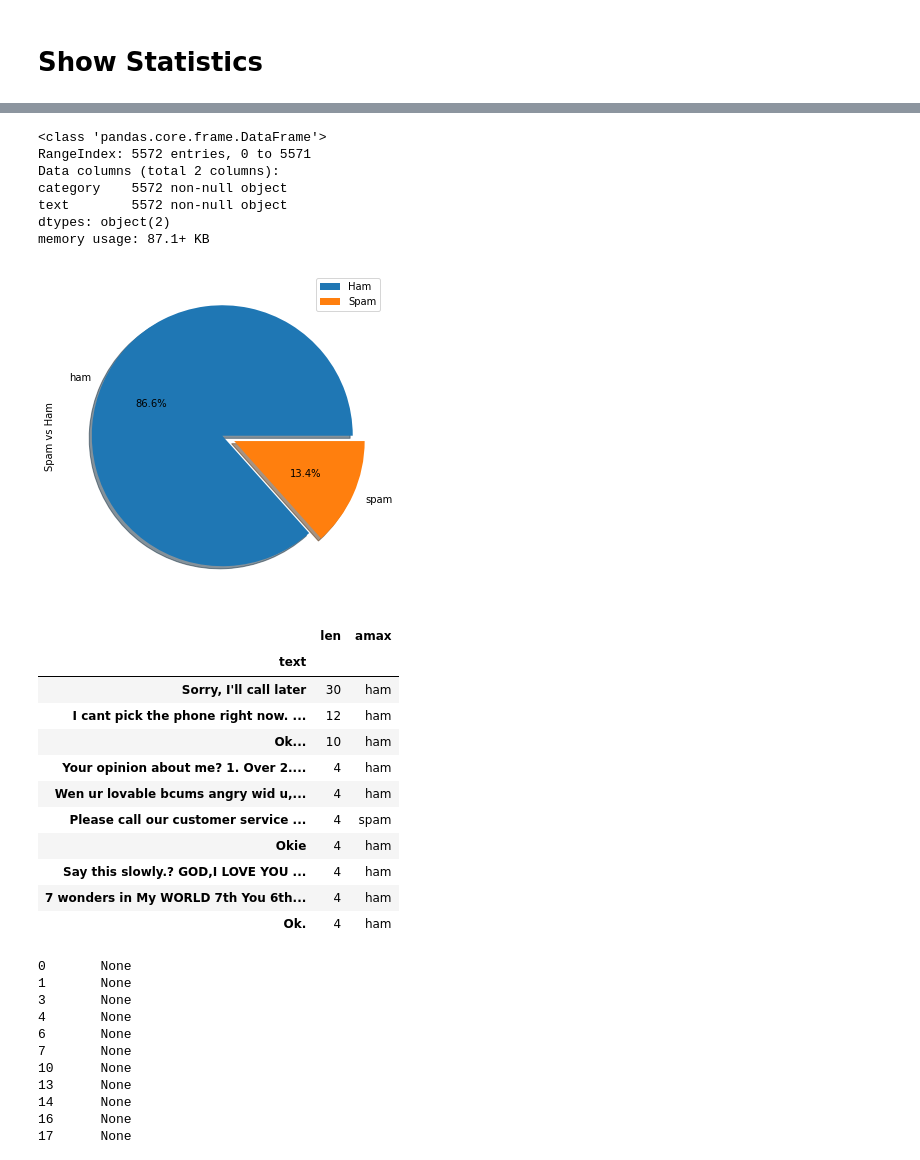
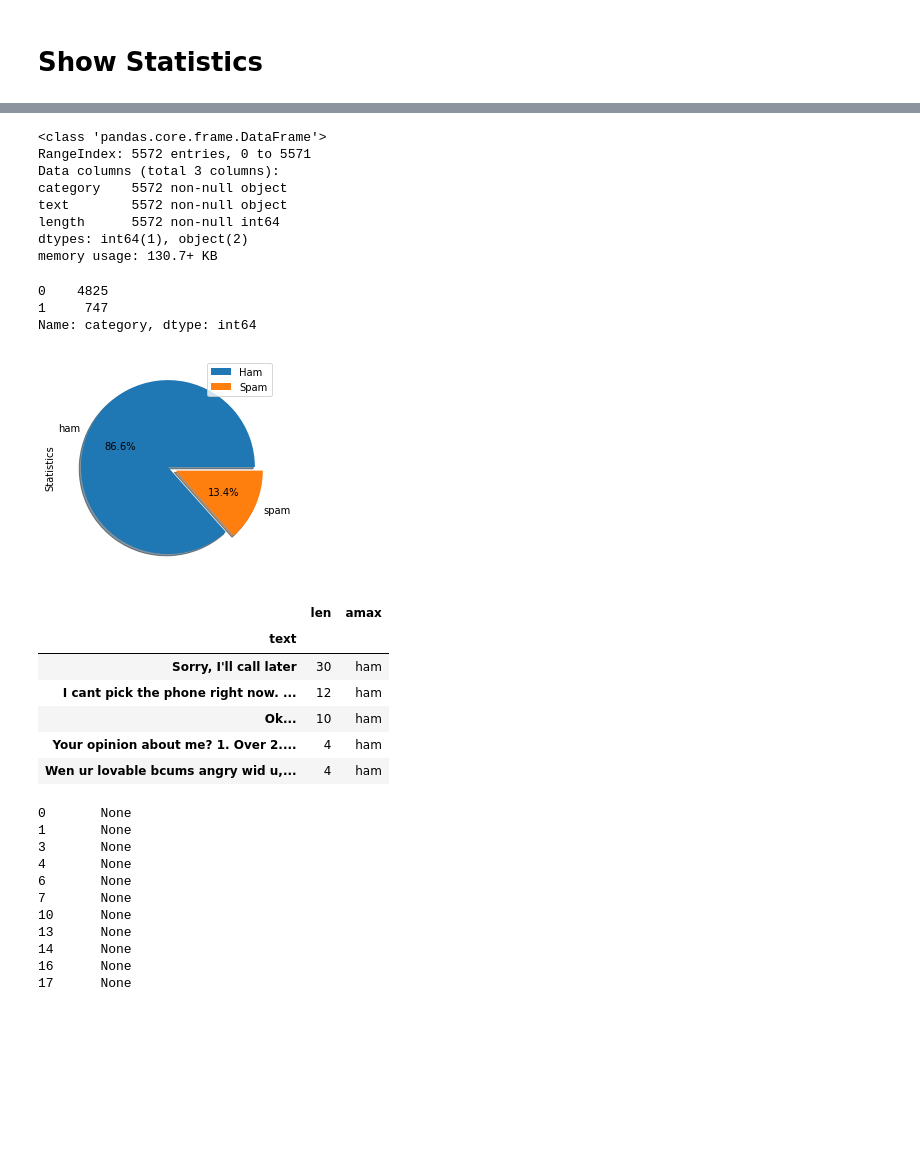
Before and after one commit to uabinf/nlp-fall-2019-project-tz_team, a Jupyter notebook: SpamDetection.ipynb, the cells around one changed output, grey strips where cells are left out. Saved outputs shown, nothing was run; the diff lists cells and outputs as text; code cells hidden in the pictures; blank space fills up the shorter version.

```diff
--- a/SpamDetection.ipynb
+++ b/SpamDetection.ipynb
@@ -26,0 +30,8 @@ from nltk.tokenize import word_tokenize
+# %%
+messages = pd.read_csv("spam.csv", encoding = 'latin-1')
+
+messages = messages.drop(labels = ["Unnamed: 2", "Unnamed: 3", "Unnamed: 4"], axis = 1)
+
+messages.columns = ["category", "text"]
+
+messages['length'] = messages['text'].apply(len)
@@ -56,22 +49,30 @@ display(messages.head(n = 20))
-# %%
-messages.info()
-# %% [output]
-<class 'pandas.core.frame.DataFrame'>
-RangeIndex: 5572 entries, 0 to 5571
-Data columns (total 2 columns):
-category    5572 non-null object
-text        5572 non-null object
-dtypes: object(2)
-memory usage: 87.1+ KB
+# %%
+messages.info()
+
+# We can clearly see more negative cases than positive
+messages.category = messages.category.map({"ham":0, "spam":1})
+messages.category.value_counts()
+# %% [output]
+<class 'pandas.core.frame.DataFrame'>
+RangeIndex: 5572 entries, 0 to 5571
+Data columns (total 3 columns):
+category    5572 non-null object
+text        5572 non-null object
+length      5572 non-null int64
+dtypes: int64(1), object(2)
+memory usage: 130.7+ KB
+0    4825
+1     747
+Name: category, dtype: int64
 # %%
-messages["category"].value_counts().plot(kind = 'pie', explode = [0, 0.1], figsize = (6, 6), autopct = '%1.1f%%', shadow = True)
-plt.ylabel("Spam vs Ham")
+messages["category"].value_counts().plot(kind = 'pie', explode = [0, 0.1], figsize = (4, 4), autopct = '%1.1f%%', shadow = True)
+plt.ylabel("Statistics")
 plt.legend(["Ham", "Spam"])
 plt.show()
 # %% [output]
-[figure, old version]
+[figure, new version]
 # %%
-topMessages = messages.groupby("text")["category"].agg([len, np.max]).sort_values(by = "len", ascending = False).head(n = 10)
+topMessages = messages.groupby("text")["category"].agg([len, np.max]).sort_values(by = "len", ascending = False).head(n = 5)
 display(topMessages)
 # %% [output]
 |  | len | amax |
@@ -81,11 +82,6 @@ display(topMessages)
 | Ok... | 10 | ham |
 | Your opinion about me? 1. Over 2.... | 4 | ham |
 | Wen ur lovable bcums angry wid u,... | 4 | ham |
-| Please call our customer service ... | 4 | spam |
-| Okie | 4 | ham |
-| Say this slowly.? GOD,I LOVE YOU ... | 4 | ham |
-| 7 wonders in My WORLD 7th You 6th... | 4 | ham |
-| Ok. | 4 | ham |
 # %%
 spam_messages = messages[messages["category"] == "spam"]["text"]
 ham_messages = messages[messages["category"] == "ham"]["text"]
```
Also changed, not shown: parts of 29 cells of this notebook, 2 other files.
